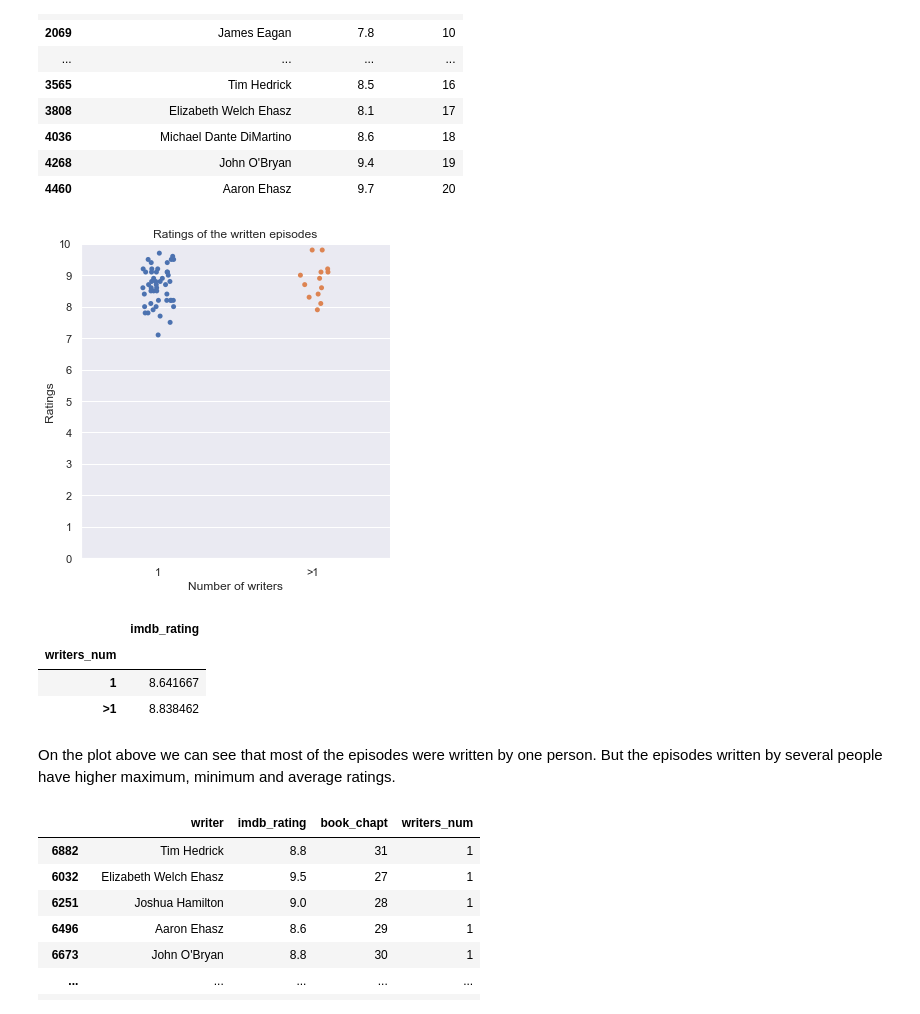
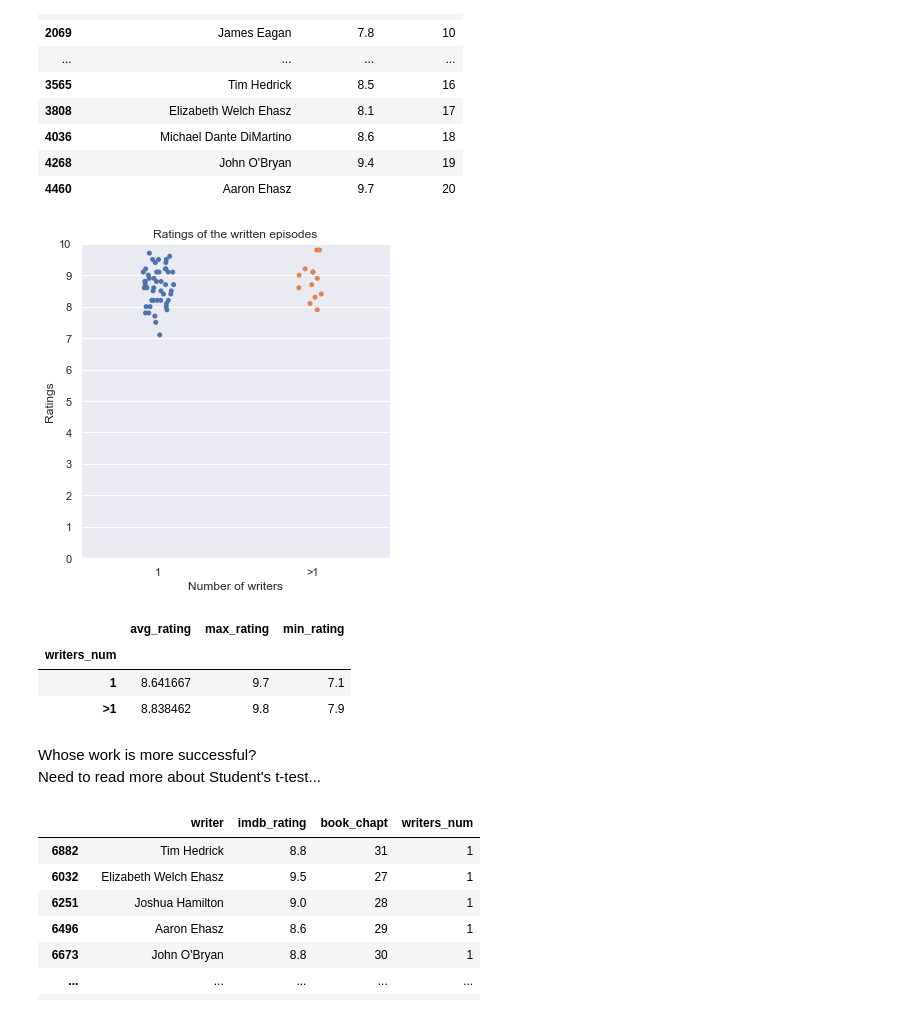
Before and after one commit to sgol11/avatar-analysis, a Jupyter notebook: avatar_analysis.ipynb, the cells around one changed output. Cells and saved outputs as stored; diff of their text form; code cells hidden in the pictures.

Commit message:
"Writers" section updated
- Comparative values added
- New question added

```diff
--- a/avatar_analysis.ipynb
+++ b/avatar_analysis.ipynb
@@ -348,24 +349,32 @@ writer_ratings.head(20)
 # %%
 writer_ratings['writers_num'] = (writer_ratings['writer']
                                  .apply(lambda x : '1' if len(x.split(', ')) == 1 else '>1'))
 writer_ratings = writer_ratings.sort_values('writers_num')
 
 sns.catplot(x='writers_num', y='imdb_rating', data=writer_ratings)
 plt.title('Ratings of the written episodes')
 plt.ylabel('Ratings')
 plt.xlabel('Number of writers')
 plt.yticks(range(0, 11))
 
 plt.show()
-writer_ratings[['writers_num', 'imdb_rating']].groupby('writers_num').mean()
+
+comparative_values = (writer_ratings[['writers_num', 'imdb_rating']].groupby('writers_num').mean()
+                      .rename(columns = {'imdb_rating' : 'avg_rating'}))
+comparative_values['max_rating'] = (writer_ratings[['writers_num', 'imdb_rating']]
+                                    .groupby('writers_num').max()['imdb_rating'])
+comparative_values['min_rating'] = (writer_ratings[['writers_num', 'imdb_rating']]
+                                    .groupby('writers_num').min()['imdb_rating'])
+comparative_values
 # %% [output]
-[figure, old version]
+[figure, new version]
-|  | imdb_rating |
-| writers_num |  |
-| 1 | 8.641667 |
-| >1 | 8.838462 |
+|  | avg_rating | max_rating | min_rating |
+| writers_num |  |  |  |
+| 1 | 8.641667 | 9.7 | 7.1 |
+| >1 | 8.838462 | 9.8 | 7.9 |
-# %% [markdown]
-On the plot above we can see that most of the episodes were written by one person. But the episodes written by several people have higher maximum, minimum and average ratings.
+# %% [markdown]
+Whose work is more successful? <br>
+Need to read more about Student's t-test...
 # %%
 writer_ratings.writer = writer_ratings['writer'].str.split(', ')
 writer_ratings = writer_ratings.explode('writer')
```
Also changed, not shown: parts of 5 cells of this notebook.
